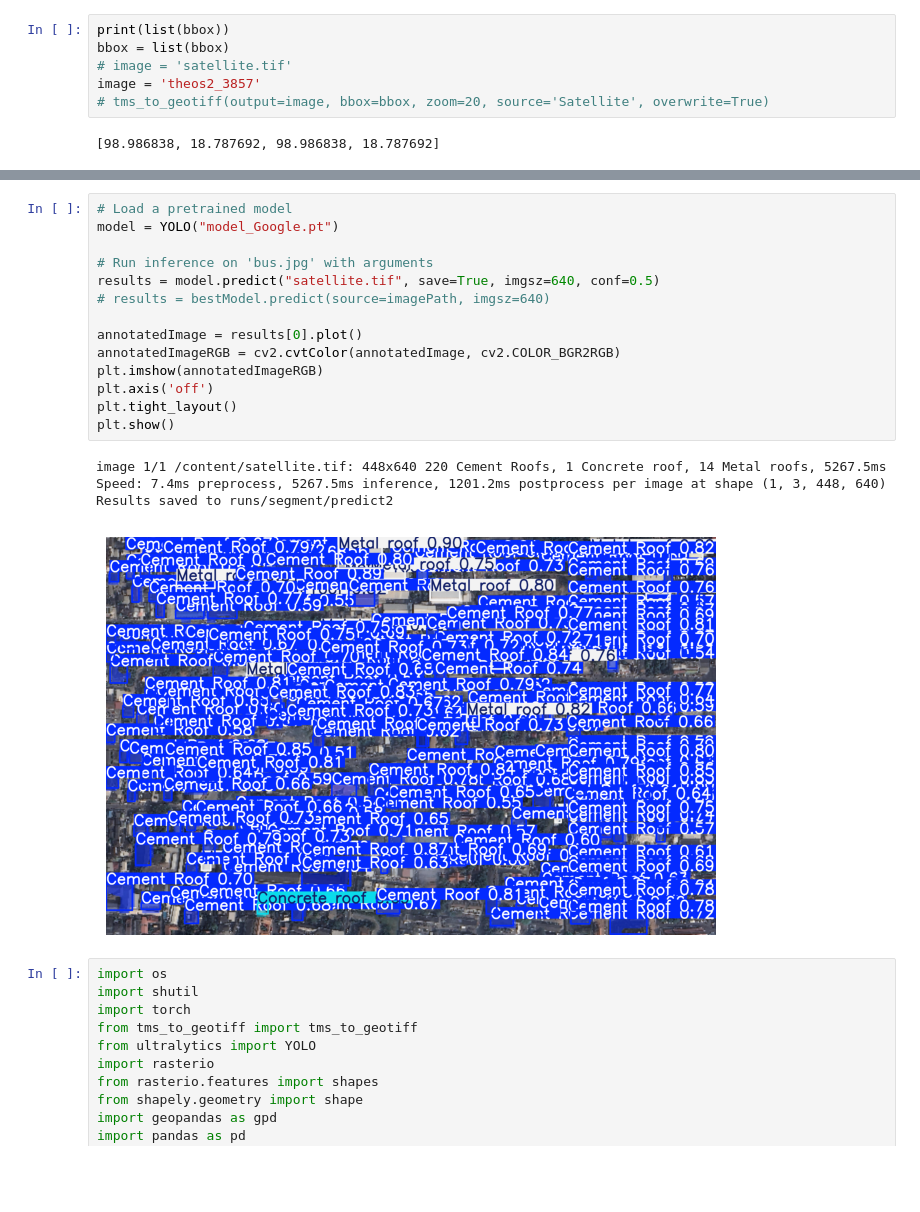
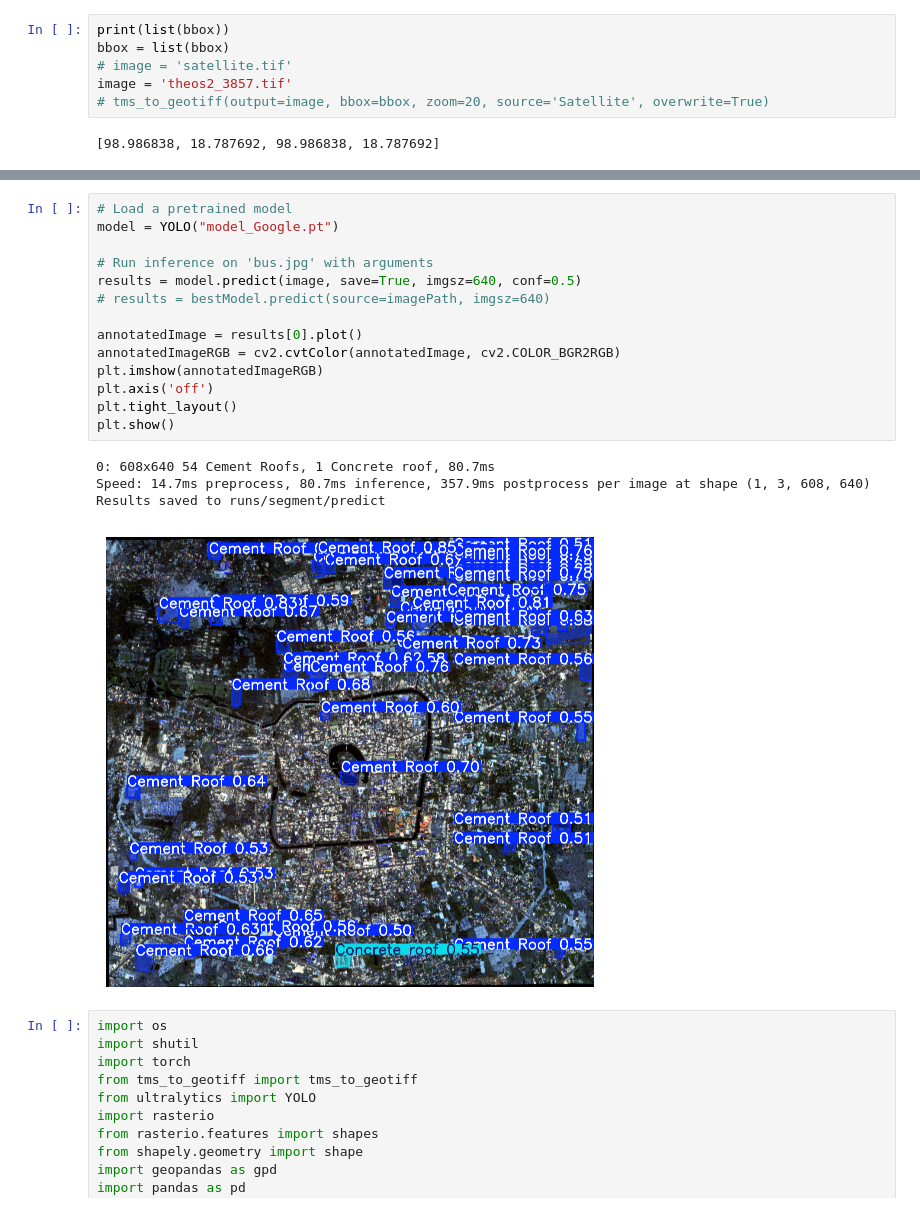
Before and after one commit to dookda/gisnorth_openhouse, a Jupyter notebook: roof_detection_theos.ipynb, the cells around one changed output, grey strips where cells are left out. Saved outputs shown, nothing was run; the diff lists cells and outputs as text; blank space fills up the shorter version.

```diff
--- a/roof_detection_theos.ipynb
+++ b/roof_detection_theos.ipynb
@@ -86,7 +86,7 @@ Map(center=[18.79, 98.98], controls=(ZoomControl(options=['position', 'zoom_in_t
 print(list(bbox))
 bbox = list(bbox)
 # image = 'satellite.tif'
-image = 'theos2_3857'
+image = 'theos2_3857.tif'
 # tms_to_geotiff(output=image, bbox=bbox, zoom=20, source='Satellite', overwrite=True)
 # %% [output]
 [98.986838, 18.787692, 98.986838, 18.787692]
@@ -150,22 +149,22 @@ error: OpenCV(4.12.0) /io/opencv/modules/imgproc/src/color.cpp:199: error: (-215
 # %%
 # Load a pretrained model
 model = YOLO("model_Google.pt")
 
 # Run inference on 'bus.jpg' with arguments
-results = model.predict("satellite.tif", save=True, imgsz=640, conf=0.5)
+results = model.predict(image, save=True, imgsz=640, conf=0.5)
 # results = bestModel.predict(source=imagePath, imgsz=640)
 
 annotatedImage = results[0].plot()
 annotatedImageRGB = cv2.cvtColor(annotatedImage, cv2.COLOR_BGR2RGB)
 plt.imshow(annotatedImageRGB)
 plt.axis('off')
 plt.tight_layout()
 plt.show()
 # %% [output]
-image 1/1 /content/satellite.tif: 448x640 220 Cement Roofs, 1 Concrete roof, 14 Metal roofs, 5267.5ms
-Speed: 7.4ms preprocess, 5267.5ms inference, 1201.2ms postprocess per image at shape (1, 3, 448, 640)
-Results saved to runs/segment/predict2
+0: 608x640 54 Cement Roofs, 1 Concrete roof, 80.7ms
+Speed: 14.7ms preprocess, 80.7ms inference, 357.9ms postprocess per image at shape (1, 3, 608, 640)
+Results saved to runs/segment/predict
-[figure, old version]
+[figure, new version]
 # %%
 import os
 import shutil
```
Also changed, not shown: parts of 2 cells of this notebook.
